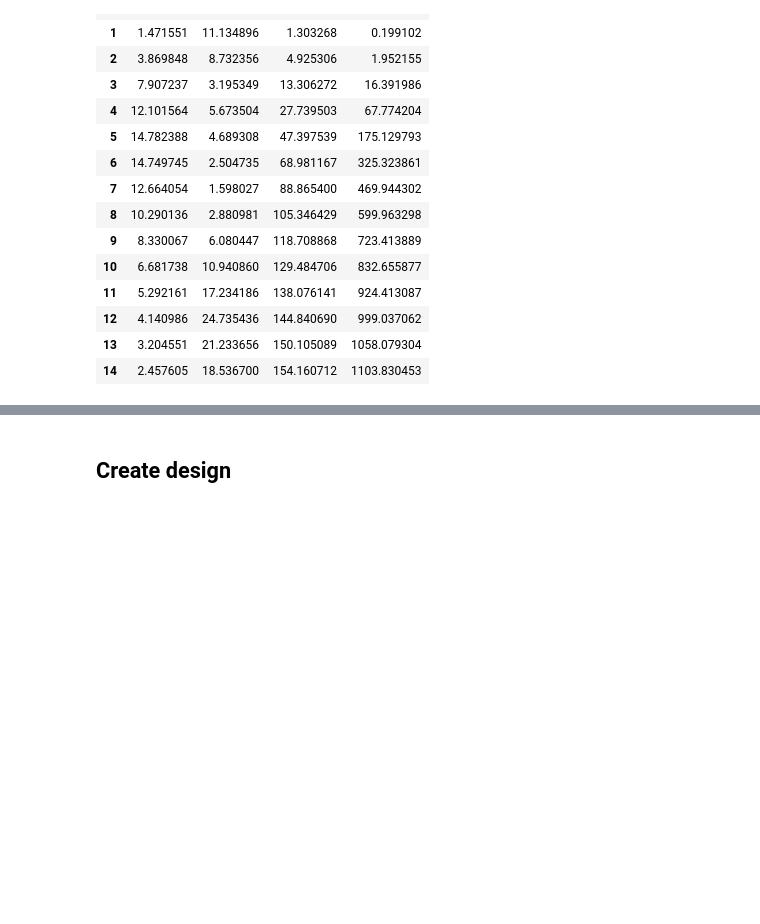
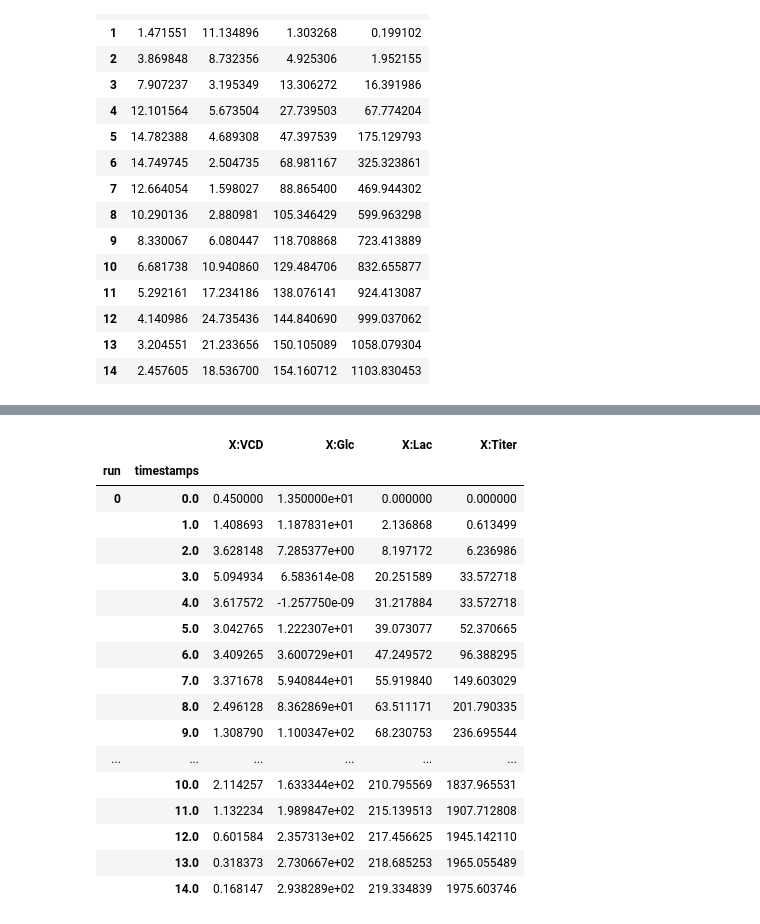
Before and after one commit to japolak/datahow-course-scripts, a Jupyter notebook: scripts/00_Process_Characterization.ipynb, the cells around one changed output, grey strips where cells are left out. Cells and saved outputs as stored; diff of their text form; code cells hidden in the pictures; blank space fills up the shorter version.

```diff
--- a/scripts/00_Process_Characterization.ipynb
+++ b/scripts/00_Process_Characterization.ipynb
@@ -104,7 +113,7 @@ k_Prod = [1, 3]
 # Process parameters
 feed_start = [3, 6]
 feed_end = [12.0, 16]
-Glc_feed_rate = [0.50, 2.0]
+Glc_feed_rate = [0.50, 2]
 Glc_0 = [12.0, 15.0]
 VCD_0 = [0.3, 0.6]
 
@@ -196,2 +137,0 @@ outputs_std_error = [0,0,0,0,0] # absolute error on [VCD, Glc, Lac, Titer, Aggr]
-# %% [markdown]
-## Create design
@@ -203,0 +138,28 @@ outputs_std_error = [0,0,0,0,0] # absolute error on [VCD, Glc, Lac, Titer, Aggr]
+# %%
+## Define the number of experiments
+num_runs = 10
+## Define the filename for the dataset
+filename = "mytable_train.csv"
+# Generate DOE Dataset
+owu = emulator.generate_data(var_lims, num_runs, filename)
+owu = transformations.owu_from_csv("/content/"+filename)
+owu
+# %% [output]
+|  |  | X:VCD | X:Glc | X:Lac | X:Titer |
+| run | timestamps |  |  |  |  |
+| 0 | 0.0 | 0.450000 | 1.350000e+01 | 0.000000 | 0.000000 |
+|  | 1.0 | 1.408693 | 1.187831e+01 | 2.136868 | 0.613499 |
+|  | 2.0 | 3.628148 | 7.285377e+00 | 8.197172 | 6.236986 |
+|  | 3.0 | 5.094934 | 6.583614e-08 | 20.251589 | 33.572718 |
+|  | 4.0 | 3.617572 | -1.257750e-09 | 31.217884 | 33.572718 |
+|  | 5.0 | 3.042765 | 1.222307e+01 | 39.073077 | 52.370665 |
+|  | 6.0 | 3.409265 | 3.600729e+01 | 47.249572 | 96.388295 |
+|  | 7.0 | 3.371678 | 5.940844e+01 | 55.919840 | 149.603029 |
+|  | 8.0 | 2.496128 | 8.362869e+01 | 63.511171 | 201.790335 |
+|  | 9.0 | 1.308790 | 1.100347e+02 | 68.230753 | 236.695544 |
+| ... | ... | ... | ... | ... | ... |
+|  | 10.0 | 2.114257 | 1.633344e+02 | 210.795569 | 1837.965531 |
+|  | 11.0 | 1.132234 | 1.989847e+02 | 215.139513 | 1907.712808 |
+|  | 12.0 | 0.601584 | 2.357313e+02 | 217.456625 | 1945.142110 |
+|  | 13.0 | 0.318373 | 2.730667e+02 | 218.685253 | 1965.055489 |
+|  | 14.0 | 0.168147 | 2.938289e+02 | 219.334839 | 1975.603746 |
```
Also changed, not shown: parts of 21 cells of this notebook.
